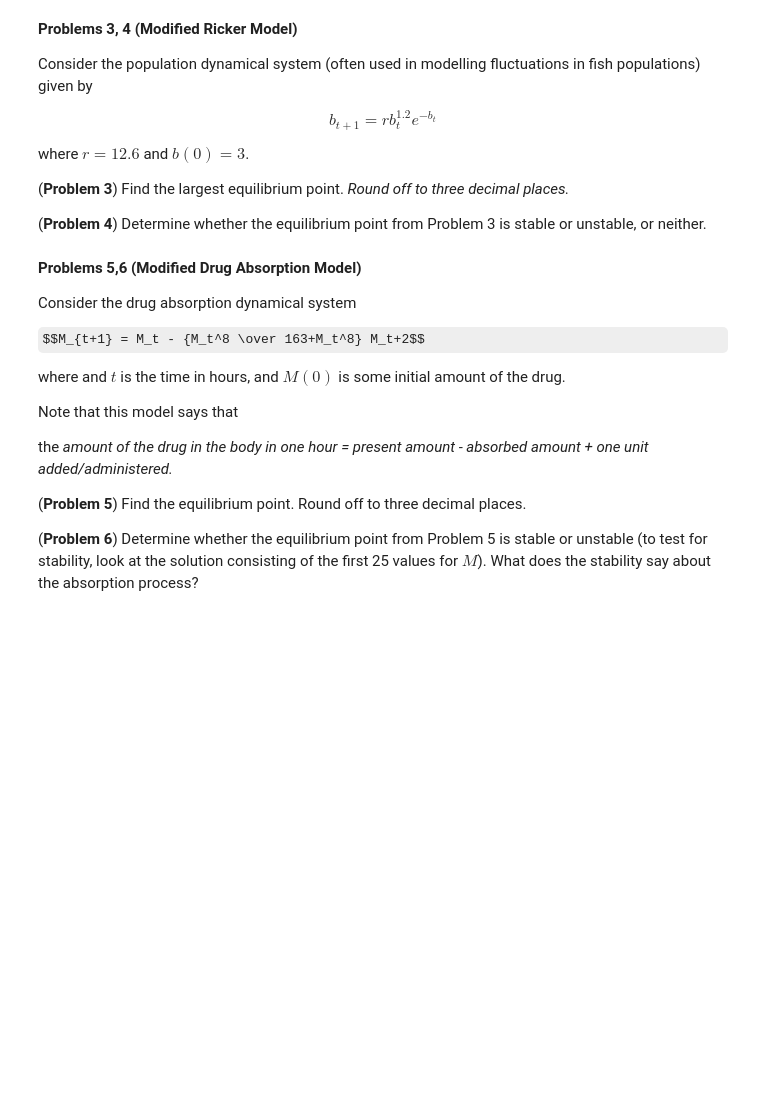
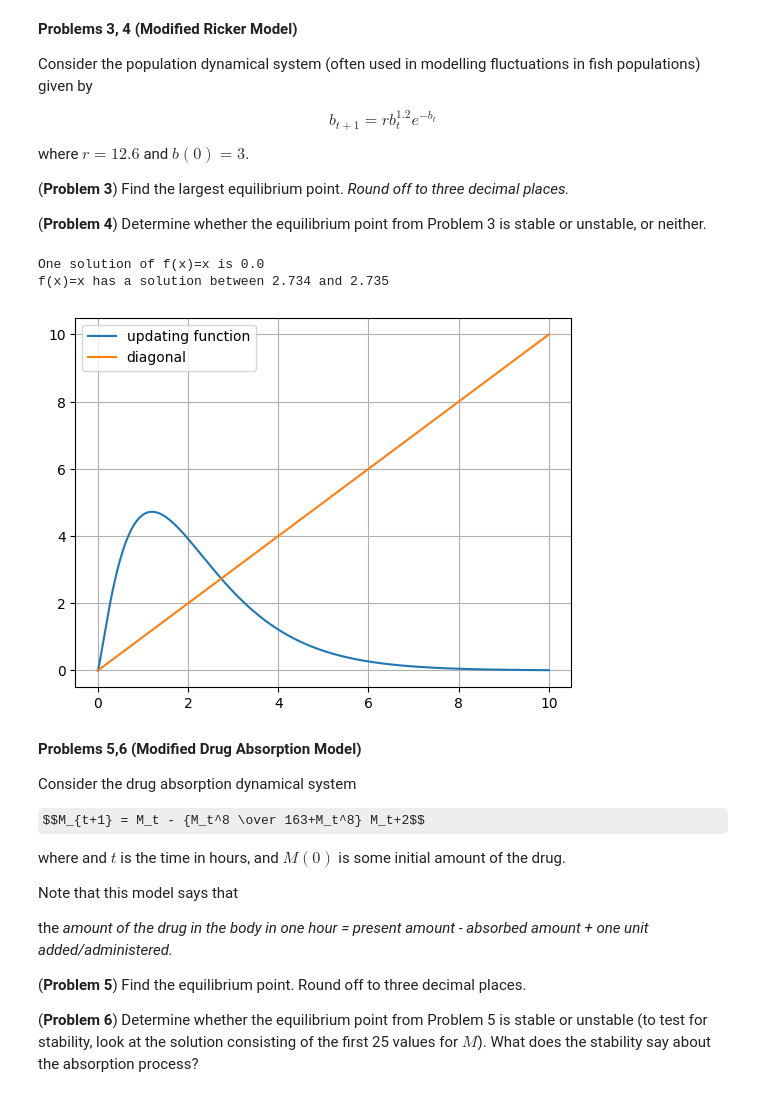
Before and after one commit to skrtis/RP2, a Jupyter notebook: Lab2_iSci_fall2022.ipynb, the cells around one changed output. Cells and saved outputs as stored; diff of their text form; code cells hidden in the pictures; some formulas as TeX source; blank space fills up the shorter version.

```diff
--- a/Lab2_iSci_fall2022.ipynb
+++ b/Lab2_iSci_fall2022.ipynb
@@ -180,0 +204,33 @@ Determine whether the equilibrium point from Problem 3 is stable or unstable, or
+# %%
+b0 = 3
+r = 12.6
+t = [0]
+
+a = 0
+g = 10
+n = 10000
+x = np.linspace(a,g,n+1)
+
+def mrm(b):
+    return r*(b**1.2)*np.exp(-b)
+
+differential = mrm(x)-x
+
+for i in range(1,n+1):
+    if differential[i-1] == 0.:
+        print("One solution of f(x)=x is", x[i-1])
+    if differential[i-1] * differential[i] < 0.:
+        print("f(x)=x has a solution between", x[i-1], "and", x[i])
+    if differential[i] == 0.:
+        print("One solution of f(x)=x is", x[i])
+
+
+plt.plot(x,mrm(x),label='updating function')
+plt.plot(x,x,label='diagonal')
+plt.legend()
+plt.grid()
+plt.show()
+# %% [output]
+One solution of f(x)=x is 0.0
+f(x)=x has a solution between 2.734 and 2.735
+[figure, added]
```
Also changed, not shown: parts of 7 cells of this notebook.
